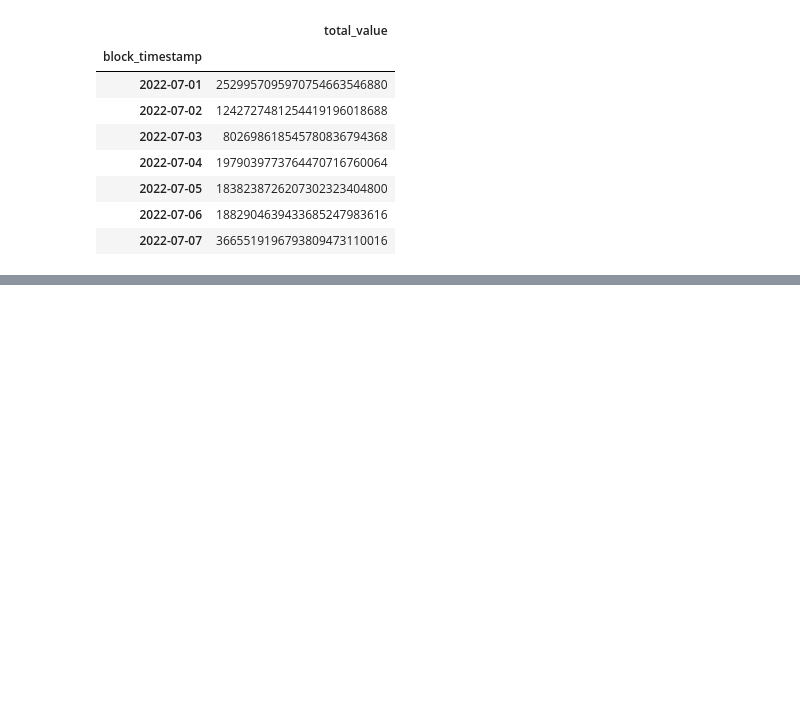
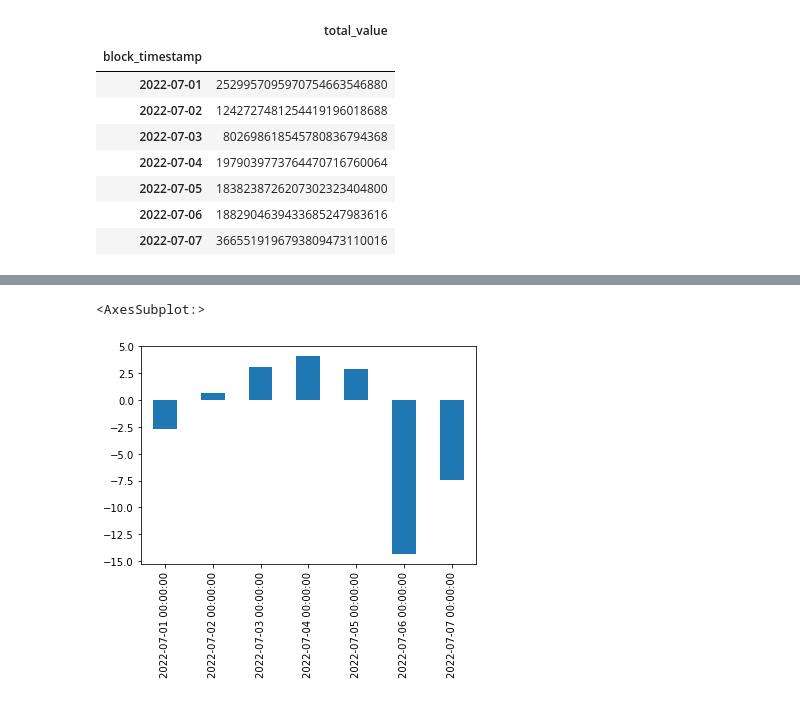
Before and after one commit to InterUniverse/blockchain, a Jupyter notebook: ethereum/nbs/ethereum_analysis.ipynb, the cells around one changed output, grey strips where cells are left out. Cells and saved outputs as stored; diff of their text form; code cells hidden in the pictures; blank space fills up the shorter version.

```diff
--- a/ethereum/nbs/ethereum_analysis.ipynb
+++ b/ethereum/nbs/ethereum_analysis.ipynb
@@ -349,0 +371,7 @@ df.query('value == 150000000589999997190144')
+# %%
+s_daily_pct = s_daily.pct_change(periods=7).iloc[7:]*100
+# %%
+s_daily_pct.plot(kind='bar')
+# %% [output]
+<AxesSubplot:>
+[figure, added]
```
Also changed, not shown: parts of 16 cells of this notebook, 1 other file.
